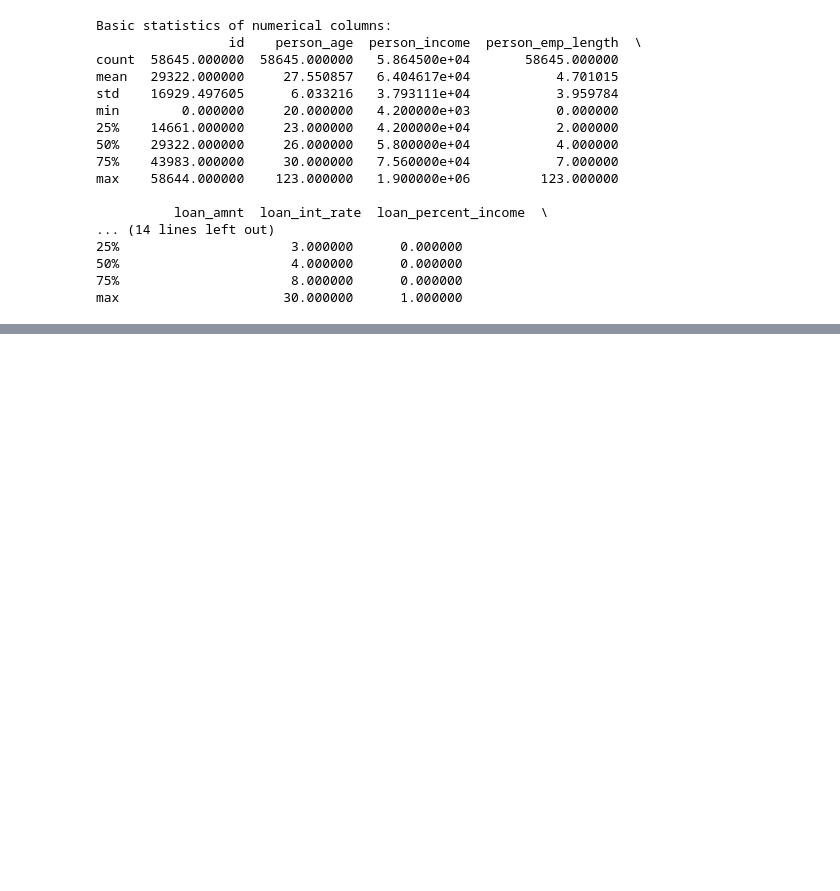
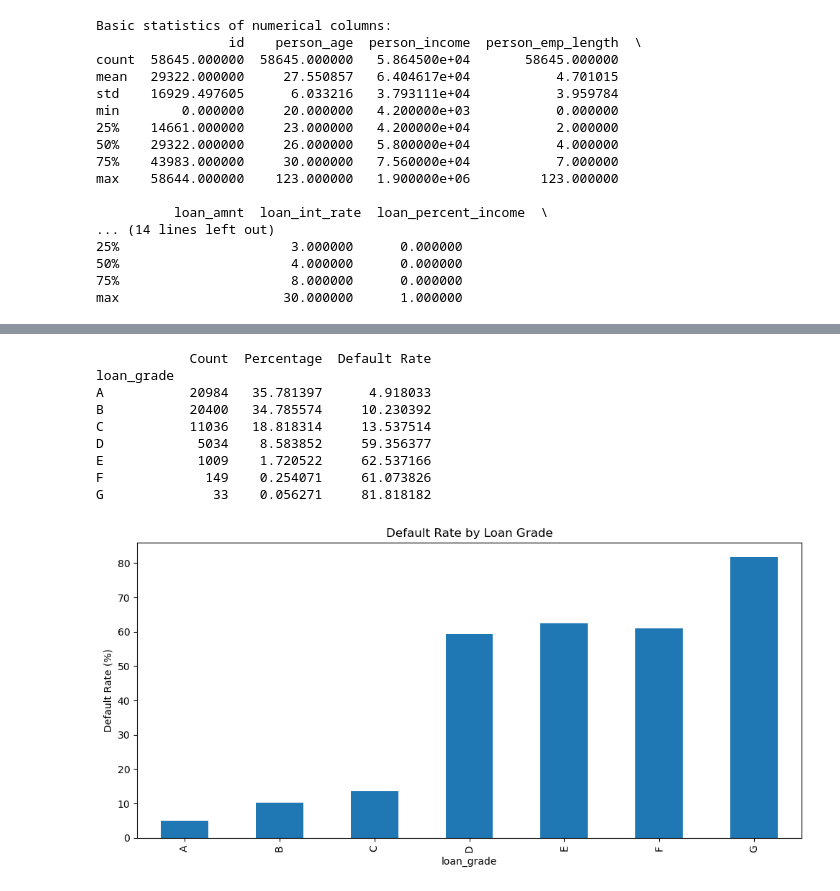
Before and after one commit to nayelnoorani/build-the-death-star, a Jupyter notebook: loan-prediction/loan-prediction.ipynb, the cells around one changed output, grey strips where cells are left out. Drawn from its saved outputs; the diff is of its cells as text; code cells hidden in the pictures; blank space fills up the shorter version.

```diff
--- a/loan-prediction/loan-prediction.ipynb
+++ b/loan-prediction/loan-prediction.ipynb
@@ -80,0 +145,27 @@ max                     30.000000      1.000000
+# %%
+loan_grade_distribution = pd.DataFrame({
+    'Count': train_df['loan_grade'].value_counts().sort_index(),
+    'Percentage': train_df['loan_grade'].value_counts(normalize=True).sort_index() * 100,
+    'Default Rate': train_df.groupby('loan_grade')['loan_status'].mean() * 100
+})
+
+print(loan_grade_distribution)
+
+# Visualize it
+plt.figure(figsize=(10, 5))
+loan_grade_distribution['Default Rate'].plot(kind='bar')
+plt.title('Default Rate by Loan Grade')
+plt.ylabel('Default Rate (%)')
+plt.tight_layout()
+plt.show()
+# %% [output]
+            Count  Percentage  Default Rate
+loan_grade
+A           20984   35.781397      4.918033
+B           20400   34.785574     10.230392
+C           11036   18.818314     13.537514
+D            5034    8.583852     59.356377
+E            1009    1.720522     62.537166
+F             149    0.254071     61.073826
+G              33    0.056271     81.818182
+[figure, added]
```
Also changed, not shown: parts of 8 cells of this notebook, 1 other file.
